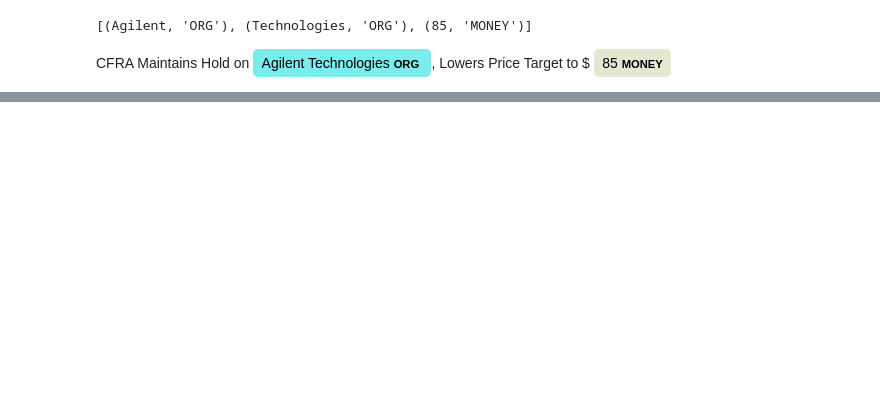
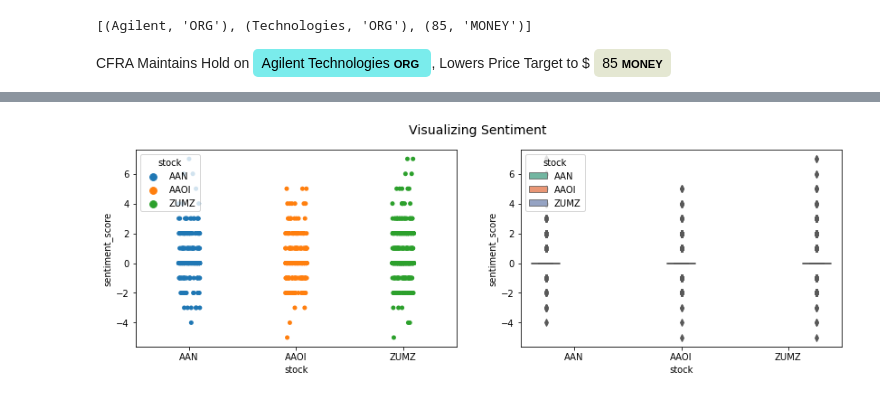
Before and after one commit to michaelmml/Financial-Data-Science, a Jupyter notebook: FinancialAnalysis.ipynb, the cells around one changed output, grey strips where cells are left out. Saved outputs shown, nothing was run; the diff lists cells and outputs as text; code cells hidden in the pictures; blank space fills up the shorter version.

```diff
--- a/FinancialAnalysis.ipynb
+++ b/FinancialAnalysis.ipynb
@@ -587,0 +601,15 @@ top_entities.T.iloc[:,:15]
+# %%
+from afinn import Afinn
+af = Afinn()
+
+# compute sentiment scores (polarity) and labels
+sentiment_scores = [af.score(article) for article in corpus]
+sentiment_category = ['positive' if score > 0
+                          else 'negative' if score < 0
+                              else 'neutral'
+                                  for score in sentiment_scores]
+
+
+data = pd.DataFrame([list(data['stock']), sentiment_scores, sentiment_category]).T
+data.columns = ['stock', 'sentiment_score', 'sentiment_category']
+data['sentiment_score'] = data.sentiment_score.astype('float')
@@ -587,0 +625,4 @@ top_entities.T.iloc[:,:15]
+# %%
+sample = ['AAN', 'AAOI', 'ZUMZ']
+# %%
+data = data[data['stock'].isin(sample)]
@@ -587,0 +631,7 @@ top_entities.T.iloc[:,:15]
+# %%
+f, (ax1, ax2) = plt.subplots(1, 2, figsize=(14, 4))
+sp = sns.stripplot(x='stock', y="sentiment_score", hue='stock', data=data, ax=ax1)
+bp = sns.boxplot(x='stock', y="sentiment_score", hue='stock', data=data, palette="Set2", ax=ax2)
+t = f.suptitle('Visualizing Sentiment', fontsize=14)
+# %% [output]
+[figure, added]
```
Also changed, not shown: parts of 13 cells of this notebook.
